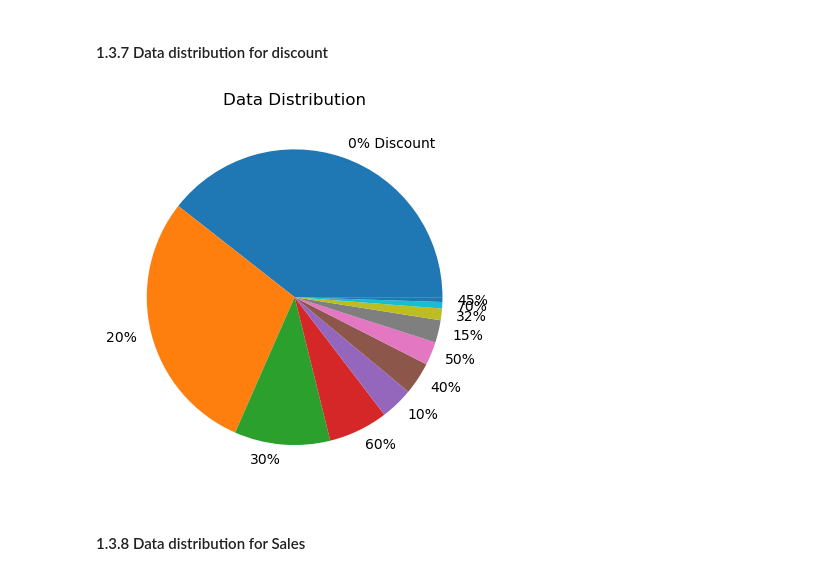
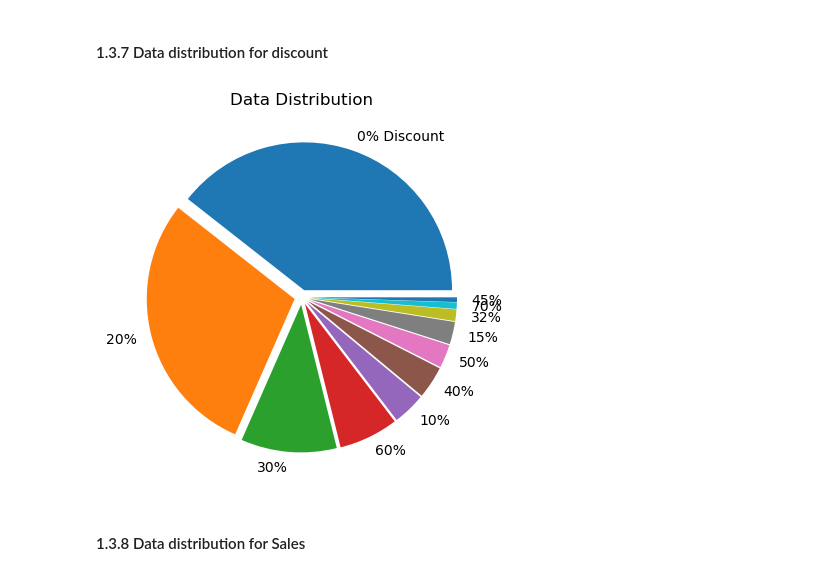
Before and after one commit to CandaceYMS/2024-Phase-2-data-science, a Jupyter notebook: data-science/1. Analysis and Preprocessing/part1-submission.ipynb, the cells around one changed output. Drawn from its saved outputs; the diff is of its cells as text; code cells hidden in the pictures.

```diff
--- a/data-science/1. Analysis and Preprocessing/part1-submission.ipynb
+++ b/data-science/1. Analysis and Preprocessing/part1-submission.ipynb
@@ -223,22 +211,23 @@ plt.show()
 # %%
 # Visualize numerical columns through appropriate plots, e.g. bar plots, histograms, box and whisker plots, etc.
 
 # Return a Series containing counts of each discount value.
 var_data = df['Discount'].value_counts()
 
 # The result comes from var_date where the first element is the most frequently-occurring element.
 labels = ['0% Discount','20%','30%','60%','10%','40%','50%','15%','32%','70%','45%']
+explode = (0.05,0.05,0.05,0.05,0.05,0.05,0.05,0.05,0.05,0.05,0.05)
 
 # Plot a pie
-plt.pie(var_data, labels=labels)
+plt.pie(var_data, labels=labels, explode=explode)
 
 # Add titles
 plt.title('Data Distribution')
 
 # Show the plot
 plt.show()
 # %% [output]
-[figure, old version]
+[figure, new version]
 # %% [markdown]
 #### 1.3.8 Data distribution for Sales
 # %%
```
Also changed, not shown: parts of 21 cells of this notebook.
